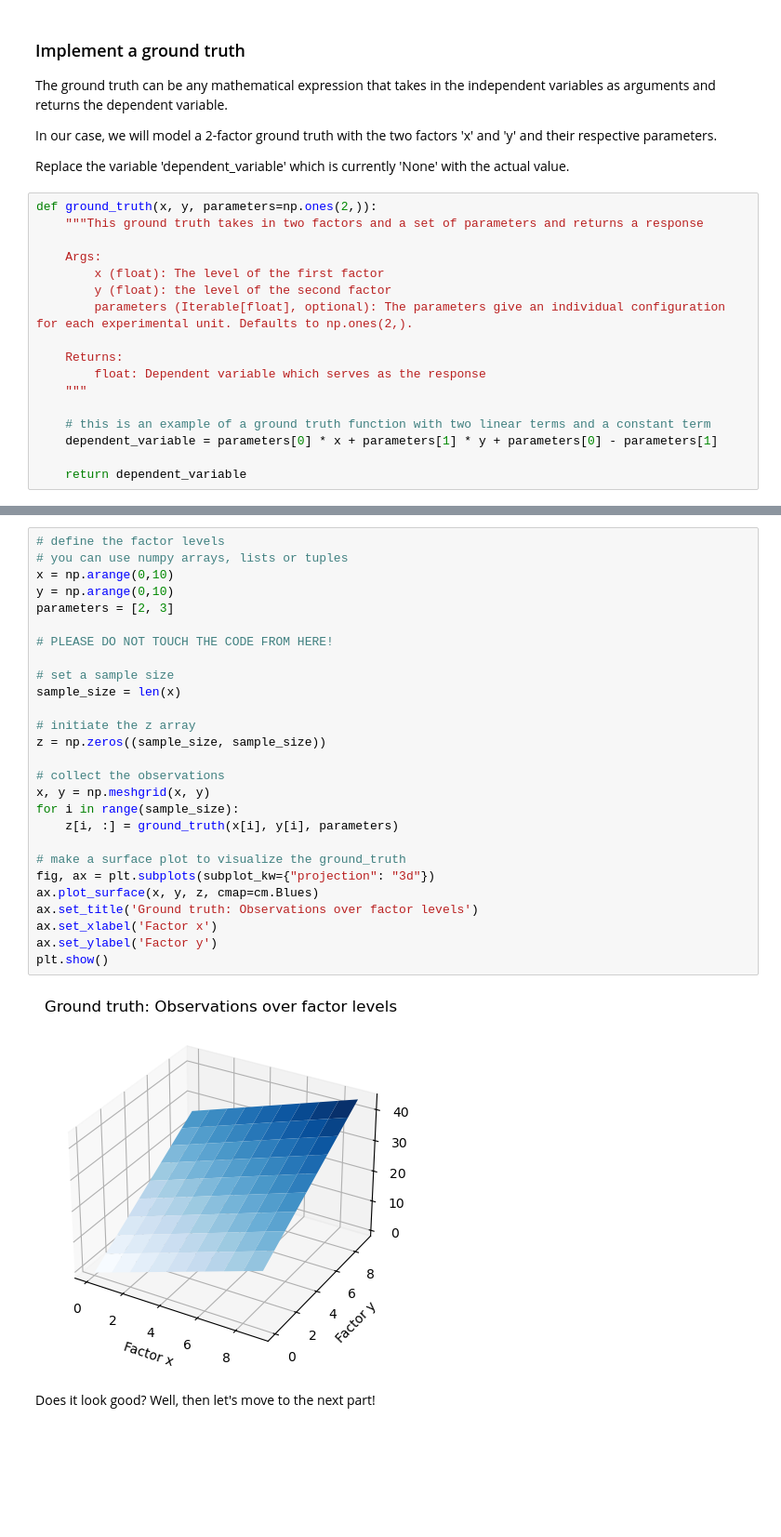
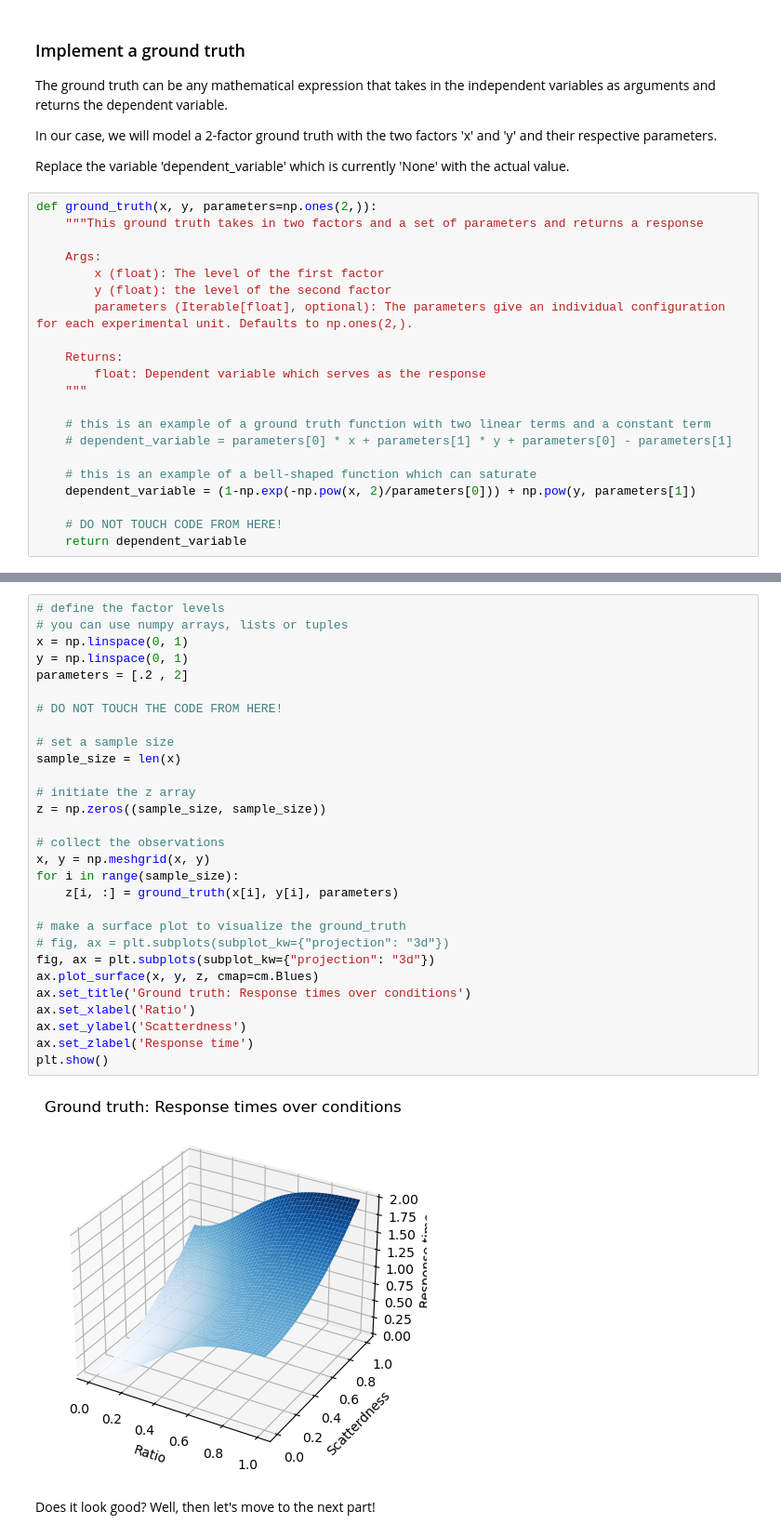
Before and after one commit to whyhardt/CourseOptimizingExperimentalDesign, a Jupyter notebook: tutorials/syntheticexperiments.ipynb, the cells around one changed output, grey strips where cells are left out. Shown at 93% size. Saved outputs shown, nothing was run; the diff lists cells and outputs as text; blank space fills up the shorter version.

```diff
--- a/tutorials/syntheticexperiments.ipynb
+++ b/tutorials/syntheticexperiments.ipynb
@@ -60,8 +79,12 @@ def ground_truth(x, y, parameters=np.ones(2,)):
     """
 
     # this is an example of a ground truth function with two linear terms and a constant term
-    dependent_variable = parameters[0] * x + parameters[1] * y + parameters[0] - parameters[1]
+    # dependent_variable = parameters[0] * x + parameters[1] * y + parameters[0] - parameters[1]
 
+    # this is an example of a bell-shaped function which can saturate
+    dependent_variable = (1-np.exp(-np.pow(x, 2)/parameters[0])) + np.pow(y, parameters[1])
+
+    # DO NOT TOUCH CODE FROM HERE!
     return dependent_variable
 # %% [markdown]
 Test your ground truth by giving it random values and check if it has the desired properties.
@@ -82,32 +105,34 @@ Example:
 # %%
 # define the factor levels
 # you can use numpy arrays, lists or tuples
-x = np.arange(0,10)
-y = np.arange(0,10)
-parameters = [2, 3]
+x = np.linspace(0, 1)
+y = np.linspace(0, 1)
+parameters = [.2 , 2]
 
-# PLEASE DO NOT TOUCH THE CODE FROM HERE!
+# DO NOT TOUCH THE CODE FROM HERE!
 
 # set a sample size
 sample_size = len(x)
 
 # initiate the z array
 z = np.zeros((sample_size, sample_size))
 
 # collect the observations
 x, y = np.meshgrid(x, y)
 for i in range(sample_size):
     z[i, :] = ground_truth(x[i], y[i], parameters)
 
 # make a surface plot to visualize the ground_truth
+# fig, ax = plt.subplots(subplot_kw={"projection": "3d"})
 fig, ax = plt.subplots(subplot_kw={"projection": "3d"})
 ax.plot_surface(x, y, z, cmap=cm.Blues)
-ax.set_title('Ground truth: Observations over factor levels')
-ax.set_xlabel('Factor x')
-ax.set_ylabel('Factor y')
+ax.set_title('Ground truth: Response times over conditions')
+ax.set_xlabel('Ratio')
+ax.set_ylabel('Scatterdness')
+ax.set_zlabel('Response time')
 plt.show()
 # %% [output]
-[figure, old version]
+[figure, new version]
 # %% [markdown]
 Does it look good? Well, then let's move to the next part!
 # %% [markdown]
```
Also changed, not shown: parts of 24 cells of this notebook, 8 other files.
